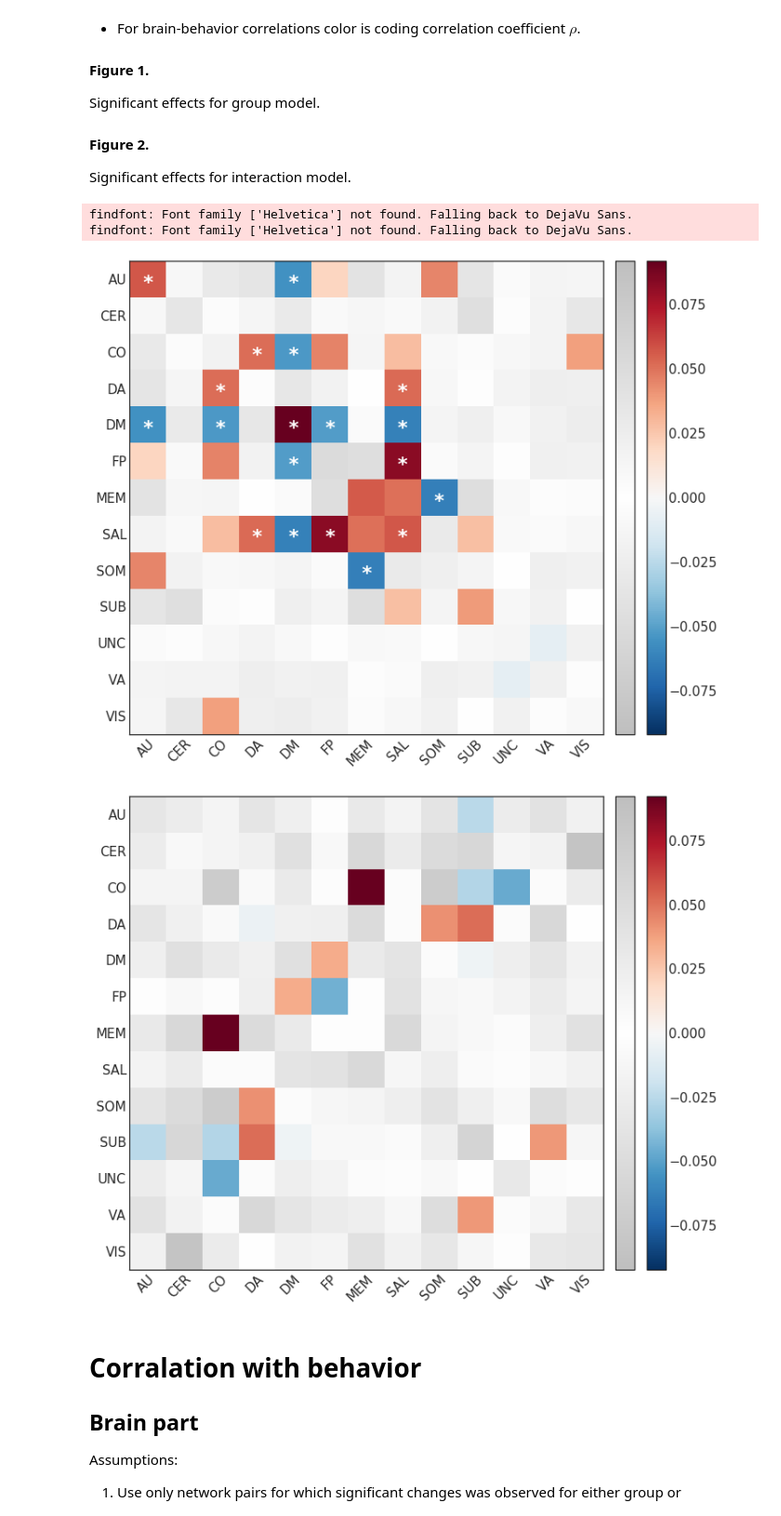
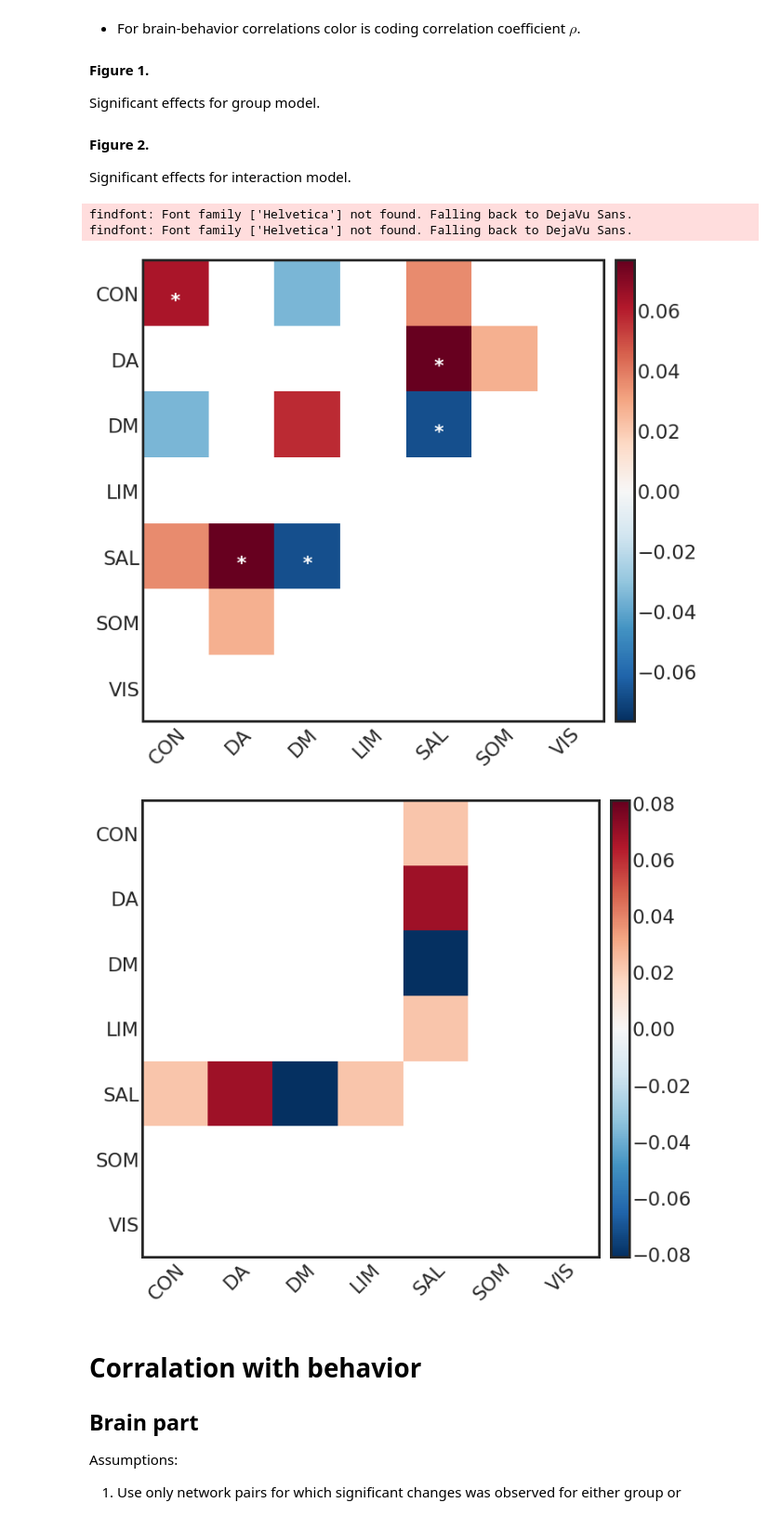
Before and after one commit to kfinc/wm-training-modularity, a Jupyter notebook: 04-dynamic_FC_analyses/12-mlm_networks_summary.ipynb, the cells around one changed output. Shown at 93% size. Saved outputs shown, nothing was run; the diff lists cells and outputs as text; code cells hidden in the pictures.

Commit message:
resized correlation plots

```diff
--- a/04-dynamic_FC_analyses/12-mlm_networks_summary.ipynb
+++ b/04-dynamic_FC_analyses/12-mlm_networks_summary.ipynb
@@ -39,7 +41,7 @@ path_beh = '/home/kmb/Desktop/Neuroscience/Projects/FINC_learning_brain/data/der
 
 # Which dataset to use
 dataset = 'normalized'
-atlas = 'power'
+atlas = 'schaefer'
 who = 'all'
 
 # Filenames
@@ -175,12 +180,13 @@ def symmetrize(matrix):
 plt.style.use('seaborn-white')
 plt.rcParams['font.family'] = 'Helvetica'
 plt.rc('font', size=12)          # controls default text sizes
-plt.rc('axes', titlesize=15)     # fontsize of the axes title
-plt.rc('axes', labelsize=15)     # fontsize of the x and y labels
-plt.rc('xtick', labelsize=15)    # fontsize of the tick labels
-plt.rc('ytick', labelsize=15)    # fontsize of the tick labels
+plt.rc('axes', titlesize=30)     # fontsize of the axes title
+plt.rc('axes', labelsize=30)     # fontsize of the x and y labels
+plt.rc('xtick', labelsize=23)    # fontsize of the tick labels
+plt.rc('ytick', labelsize=23)    # fontsize of the tick labels
 plt.rc('legend', fontsize=15)
 plt.rc('figure', figsize=(10, 10))
+plt.rc('axes', linewidth=3)
 
 # Colobar settings
 cbar_width = 0.03
@@ -213,10 +219,9 @@ def matrix_pval_plot(pvals, cvals, labels, outpath=None, **savefig_kwargs) -> No
         savefig_kwargs (dict)[optional]:
             Optional kwargs passed to fig.savefig() function.
     '''
-    # Correct p-values
+    # Correct p-values if needed
     pvals_corrected = symmetrize(correct_pvals_array(pvals))
     cvals_sig = masked_array(symmetrize(cvals), symmetrize(pvals) > .05)
-    cvals_nsig = masked_array(symmetrize(cvals), symmetrize(pvals) <= .05)
 
     fig, ax = plt.subplots(facecolor='w')
 
@@ -231,18 +236,12 @@ def matrix_pval_plot(pvals, cvals, labels, outpath=None, **savefig_kwargs) -> No
     # Plot heatmaps
     clim = [-np.max(np.abs(cvals_sig)), np.max(np.abs(cvals_sig))]
     im_sig = ax.imshow(cvals_sig, cmap='RdBu_r', clim=clim)
-    im_nsig = ax.imshow(cvals_nsig, cmap=newcmp, clim=clim)
 
     # Create colorbars
     cb_sig_axes = fig.add_axes(
-        [ax.get_position().x1 + cbar_offset * 2 + cbar_width, ax.get_position().y0,
-         cbar_width, ax.get_position().height])
-    cb_nsig_axes = fig.add_axes(
         [ax.get_position().x1 + cbar_offset, ax.get_position().y0,
          cbar_width, ax.get_position().height])
     cb_sig = plt.colorbar(im_sig, cax=cb_sig_axes)
-    cb_nsig = plt.colorbar(im_nsig, cax=cb_nsig_axes)
-    cb_nsig.set_ticks([])
 
     # Annotate significant p-vals (FDR corrected)
     ind_corrected = np.nonzero((pvals_corrected < 0.05) * (pvals_corrected != 0))
@@ -271,11 +307,23 @@ Significant effects for interaction model.
 # %%
-matrix_pval_plot(pval_mlm[1], beta_ses[-1], labels, )
-matrix_pval_plot(pval_mlm[2], beta_inter[-1], labels)
+matrix_pval_plot(
+    pval_mlm[1],
+    beta_ses[-1],
+    labels,
+    outpath=f'results/mlm_session_{dataset}_{atlas}.pdf',
+    bbox_inches='tight'
+)
+matrix_pval_plot(
+    pval_mlm[2],
+    beta_inter[-1],
+    labels,
+    outpath=f'results/mlm_interaction_{dataset}_{atlas}.pdf',
+    bbox_inches='tight'
+)
 # %% [output]
 findfont: Font family ['Helvetica'] not found. Falling back to DejaVu Sans.
 findfont: Font family ['Helvetica'] not found. Falling back to DejaVu Sans.
-[figure, old version]
+[figure, new version]
-[figure, old version]
+[figure, new version]
 # %% [markdown]
 # Corralation with behavior
 ## Brain part
```
Also changed, not shown: parts of 20 cells of this notebook.
